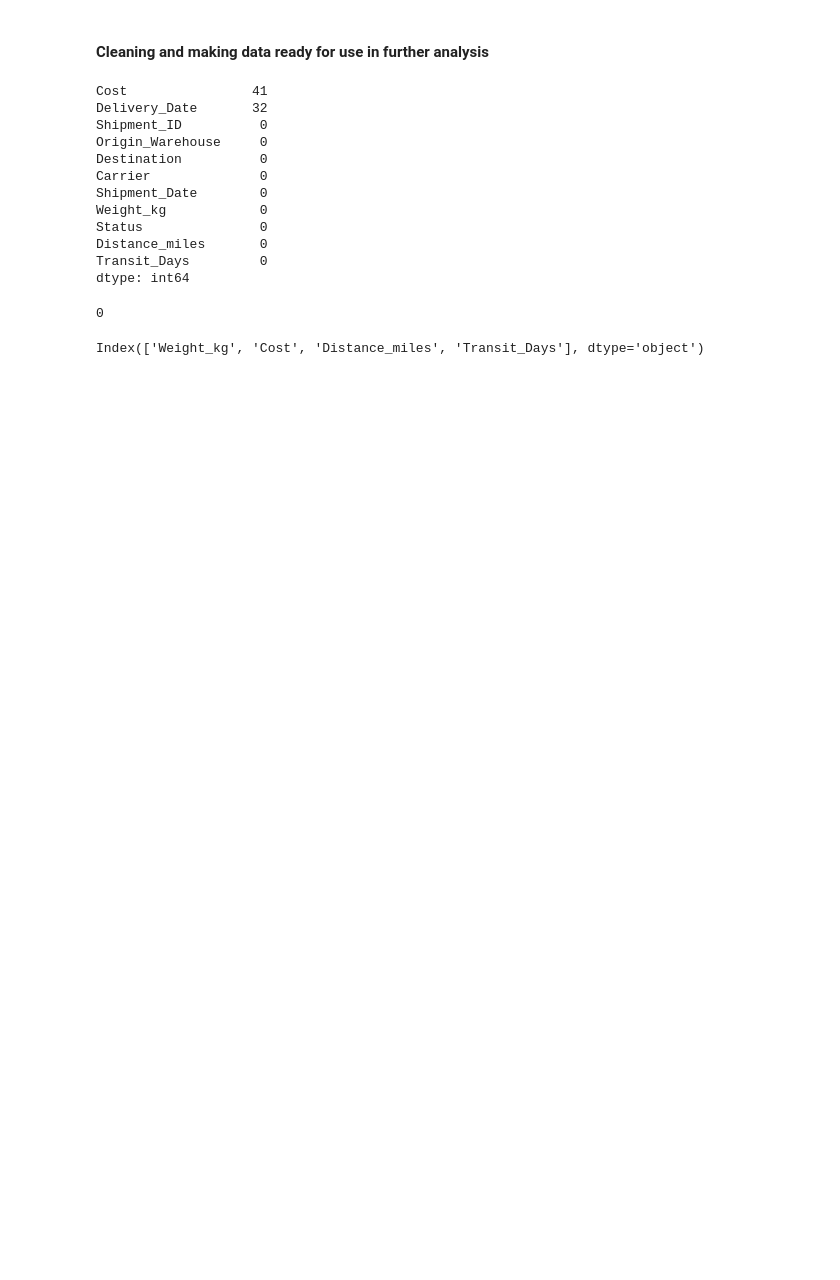
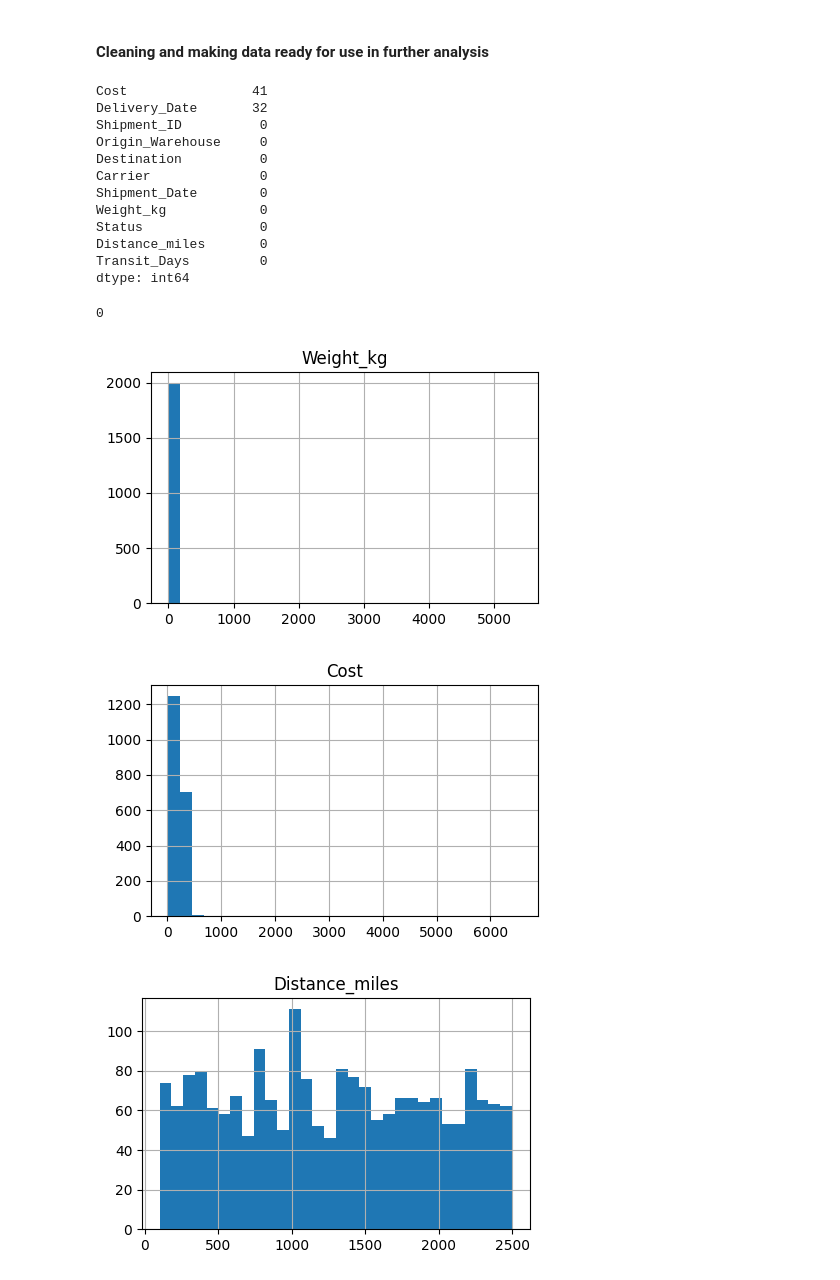
Before and after one commit to NeonHalo17/Logistics-Data-Science-Fundamentals, a Jupyter notebook: test.ipynb, the cells around one changed output. Cells and saved outputs as stored; diff of their text form; code cells hidden in the pictures; blank space fills up the shorter version.

Commit message:
adds preliminary data analysis and handles missing and duplicate values

```diff
--- a/test.ipynb
+++ b/test.ipynb
@@ -102,10 +102,23 @@ dtype: int64
 df.duplicated().sum()
 # %% [output]
 0
-# %%
-# select the data columns with numerical data
-# columns will return a list of the column names with numerical data
-num_cols = df.select_dtypes(include=np.number).columns
-print(num_cols)
-# %% [output]
-Index(['Weight_kg', 'Cost', 'Distance_miles', 'Transit_Days'], dtype='object')
+# %%
+# select the data columns with numerical data
+# columns will return a list of the column names with numerical data
+num_cols = df.select_dtypes(include=np.number).columns
+
+for col in num_cols:
+    # create four plots/graphs of defined size using figsize parameter
+    plt.figure(figsize=(5,3))
+    # represent numerical data defined as histogram, bins parameter in the interval size
+    # x axis is the numerical value of the record in that column, y axis is the frequency of that numerical value range
+    df[col].hist(bins=30)
+    # title of each plot will be column name
+    plt.title(col)
+    # show tue plots created
+    plt.show()
+# this helps in seeing the numerical distribution of each numerical category in a visualized format and see where the data is centered
+# %% [output]
+[figure, added]
+[figure, added]
+[figure, added]
```
Also changed, not shown: parts of 22 cells of this notebook.
